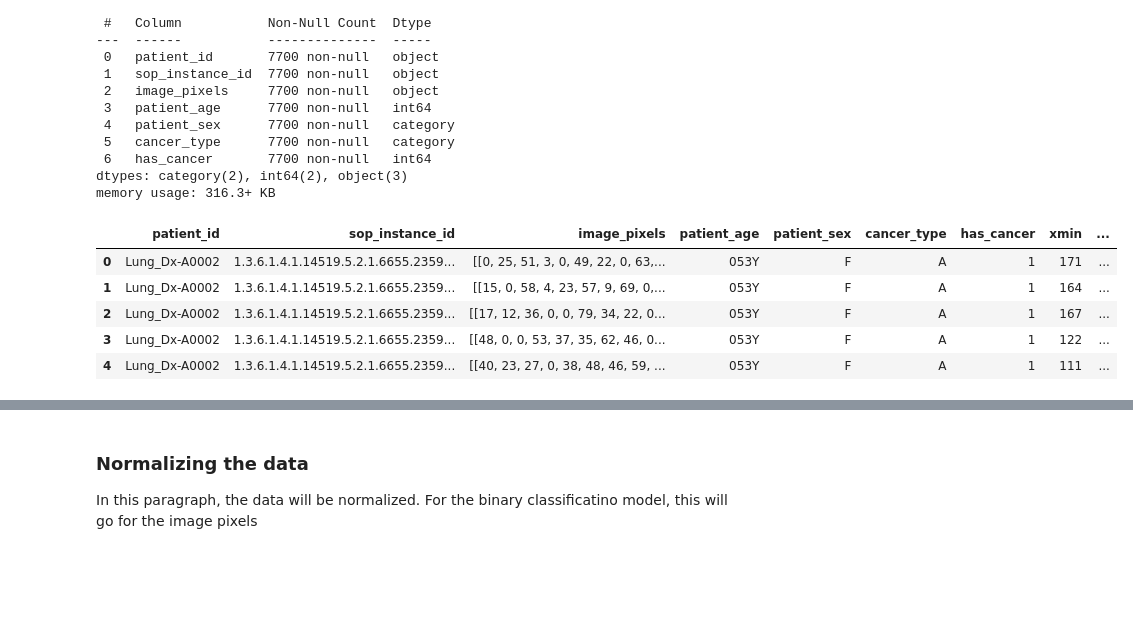
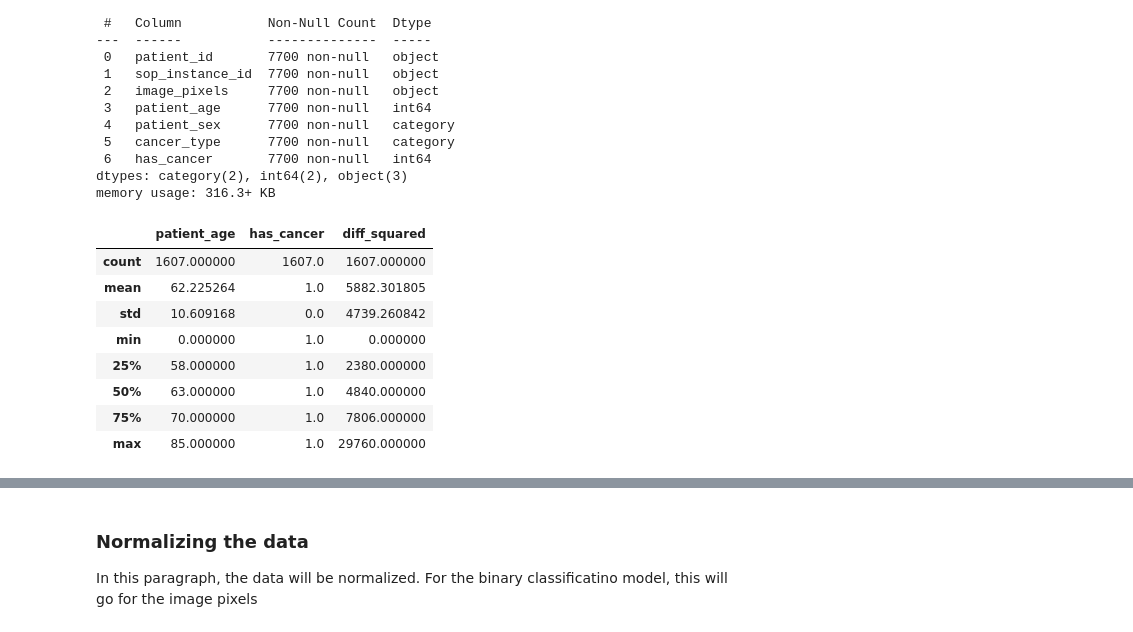
Before and after one commit to arondejong99/final-project-elu, a Jupyter notebook: final-project.ipynb, the cells around one changed output, grey strips where cells are left out. Drawn from its saved outputs; the diff is of its cells as text; code cells hidden in the pictures; blank space fills up the shorter version.

```diff
--- a/final-project.ipynb
+++ b/final-project.ipynb
@@ -356,11 +352,14 @@ Data columns (total 7 columns):
 dtypes: category(2), int64(2), object(3)
 memory usage: 316.3+ KB
 # %%
-df_sick_lungs_annot.head()
+df_sick_lungs_annot.describe()
 # %% [output]
-|  | patient_id | sop_instance_id | image_pixels | patient_age | patient_sex | cancer_type | has_cancer | xmin | ... |
-| 0 | Lung_Dx-A0002 | 1.3.6.1.4.1.14519.5.2.1.6655.2359... | [[0, 25, 51, 3, 0, 49, 22, 0, 63,... | 053Y | F | A | 1 | 171 | ... |
-| 1 | Lung_Dx-A0002 | 1.3.6.1.4.1.14519.5.2.1.6655.2359... | [[15, 0, 58, 4, 23, 57, 9, 69, 0,... | 053Y | F | A | 1 | 164 | ... |
-| 2 | Lung_Dx-A0002 | 1.3.6.1.4.1.14519.5.2.1.6655.2359... | [[17, 12, 36, 0, 0, 79, 34, 22, 0... | 053Y | F | A | 1 | 167 | ... |
-| 3 | Lung_Dx-A0002 | 1.3.6.1.4.1.14519.5.2.1.6655.2359... | [[48, 0, 0, 53, 37, 35, 62, 46, 0... | 053Y | F | A | 1 | 122 | ... |
-| 4 | Lung_Dx-A0002 | 1.3.6.1.4.1.14519.5.2.1.6655.2359... | [[40, 23, 27, 0, 38, 48, 46, 59, ... | 053Y | F | A | 1 | 111 | ... |
+|  | patient_age | has_cancer | diff_squared |
+| count | 1607.000000 | 1607.0 | 1607.000000 |
+| mean | 62.225264 | 1.0 | 5882.301805 |
+| std | 10.609168 | 0.0 | 4739.260842 |
+| min | 0.000000 | 1.0 | 0.000000 |
+| 25% | 58.000000 | 1.0 | 2380.000000 |
+| 50% | 63.000000 | 1.0 | 4840.000000 |
+| 75% | 70.000000 | 1.0 | 7806.000000 |
+| max | 85.000000 | 1.0 | 29760.000000 |
```
Also changed, not shown: parts of 21 cells of this notebook.
